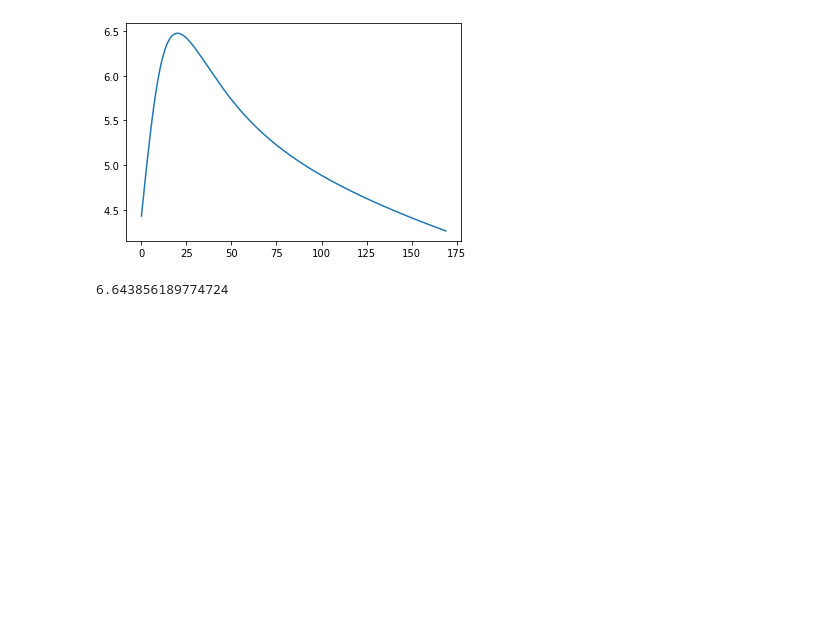
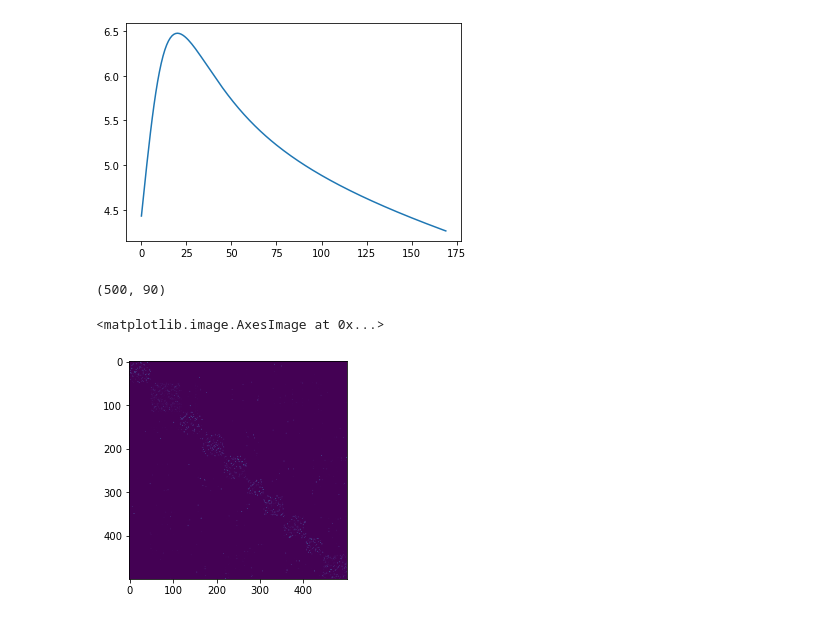
Before and after one commit to jku-vds-lab/paradime, a Jupyter notebook: playground.ipynb, the cells around one changed output. Cells and saved outputs as stored; diff of their text form; code cells hidden in the pictures; blank space fills up the shorter version.

```diff
--- a/playground.ipynb
+++ b/playground.ipynb
@@ -74,7 +74,3 @@ plt.plot(ent)
 # %% [output]
 [<matplotlib.lines.Line2D at 0x...>]
 [figure]
-# %%
-np.log2(100.)
-# %% [output]
-6.643856189774724
@@ -80,0 +81,9 @@ np.log2(100.)
+# %%
+otp._PerplexityBasedNN__distances.shape
+# %% [output]
+(500, 90)
+# %%
+plt.imshow(mine / (mine * 500).sum(axis=1))
+# %% [output]
+<matplotlib.image.AxesImage at 0x...>
+[figure, added]
```
Also changed, not shown: parts of 10 cells of this notebook.
